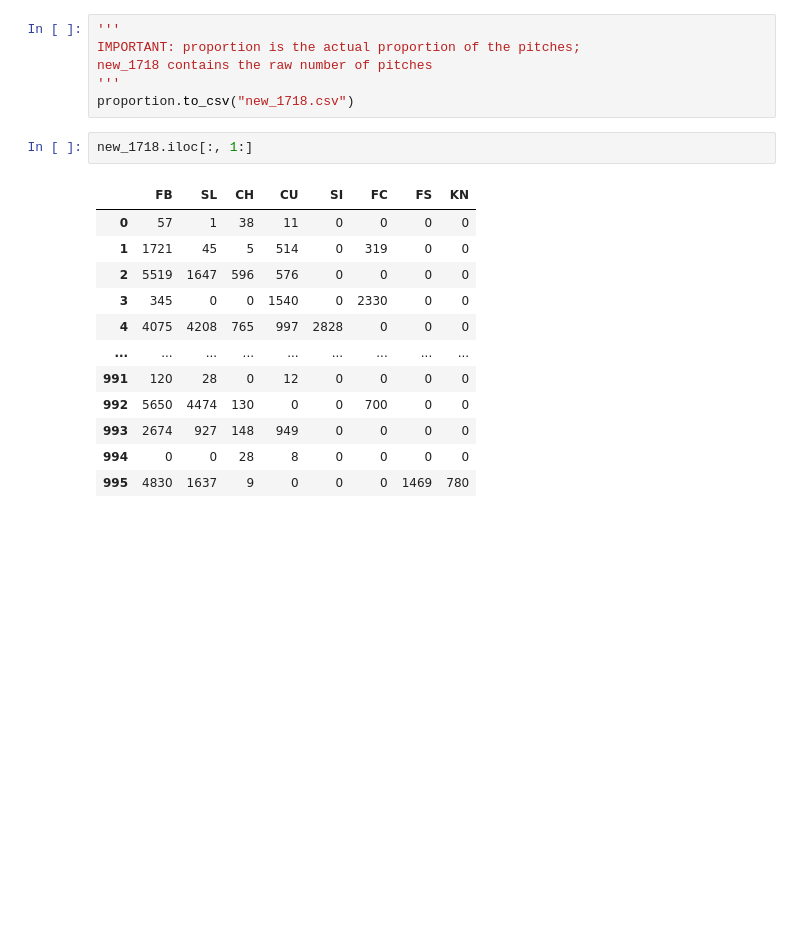
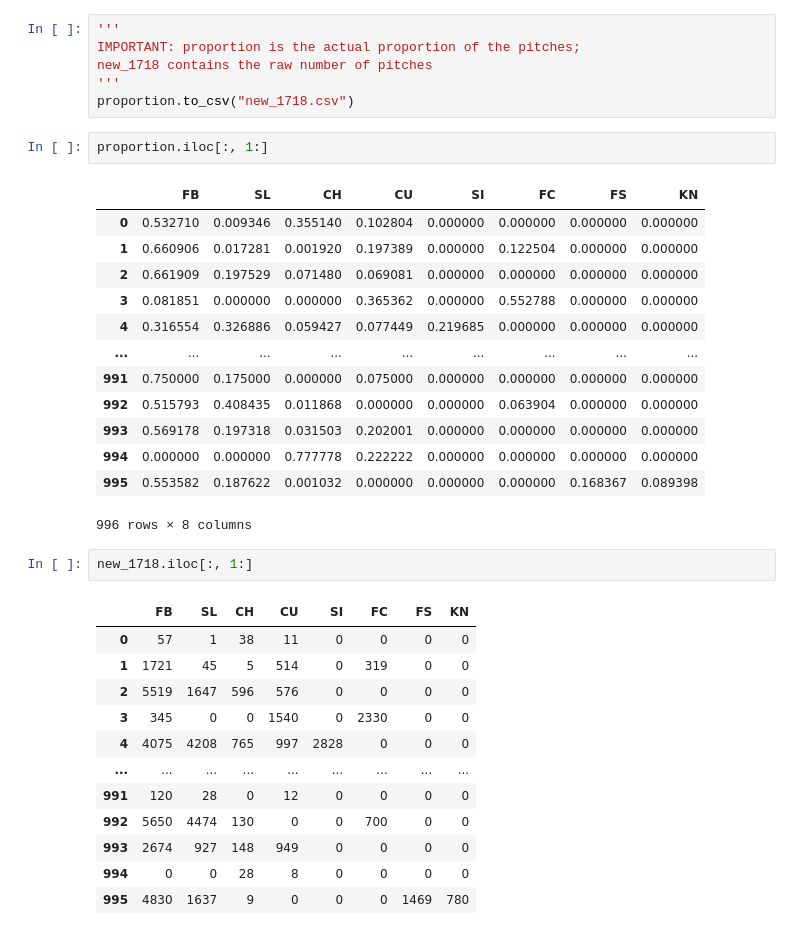
Before and after one commit to yshong211/mlb_ant, a Jupyter notebook: mlb_pitch_prediction.ipynb, the cells around one changed output. Cells and saved outputs as stored; diff of their text form; blank space fills up the shorter version.

```diff
--- a/mlb_pitch_prediction.ipynb
+++ b/mlb_pitch_prediction.ipynb
@@ -186,6 +169,22 @@ IMPORTANT: proportion is the actual proportion of the pitches;
 new_1718 contains the raw number of pitches
 '''
 proportion.to_csv("new_1718.csv")
+# %%
+proportion.iloc[:, 1:]
+# %% [output]
+|  | FB | SL | CH | CU | SI | FC | FS | KN |
+| 0 | 0.532710 | 0.009346 | 0.355140 | 0.102804 | 0.000000 | 0.000000 | 0.000000 | 0.000000 |
+| 1 | 0.660906 | 0.017281 | 0.001920 | 0.197389 | 0.000000 | 0.122504 | 0.000000 | 0.000000 |
+| 2 | 0.661909 | 0.197529 | 0.071480 | 0.069081 | 0.000000 | 0.000000 | 0.000000 | 0.000000 |
+| 3 | 0.081851 | 0.000000 | 0.000000 | 0.365362 | 0.000000 | 0.552788 | 0.000000 | 0.000000 |
+| 4 | 0.316554 | 0.326886 | 0.059427 | 0.077449 | 0.219685 | 0.000000 | 0.000000 | 0.000000 |
+| ... | ... | ... | ... | ... | ... | ... | ... | ... |
+| 991 | 0.750000 | 0.175000 | 0.000000 | 0.075000 | 0.000000 | 0.000000 | 0.000000 | 0.000000 |
+| 992 | 0.515793 | 0.408435 | 0.011868 | 0.000000 | 0.000000 | 0.063904 | 0.000000 | 0.000000 |
+| 993 | 0.569178 | 0.197318 | 0.031503 | 0.202001 | 0.000000 | 0.000000 | 0.000000 | 0.000000 |
+| 994 | 0.000000 | 0.000000 | 0.777778 | 0.222222 | 0.000000 | 0.000000 | 0.000000 | 0.000000 |
+| 995 | 0.553582 | 0.187622 | 0.001032 | 0.000000 | 0.000000 | 0.000000 | 0.168367 | 0.089398 |
+996 rows × 8 columns
 # %%
 new_1718.iloc[:, 1:]
 # %% [output]
```
Also changed, not shown: parts of 40 cells of this notebook.
